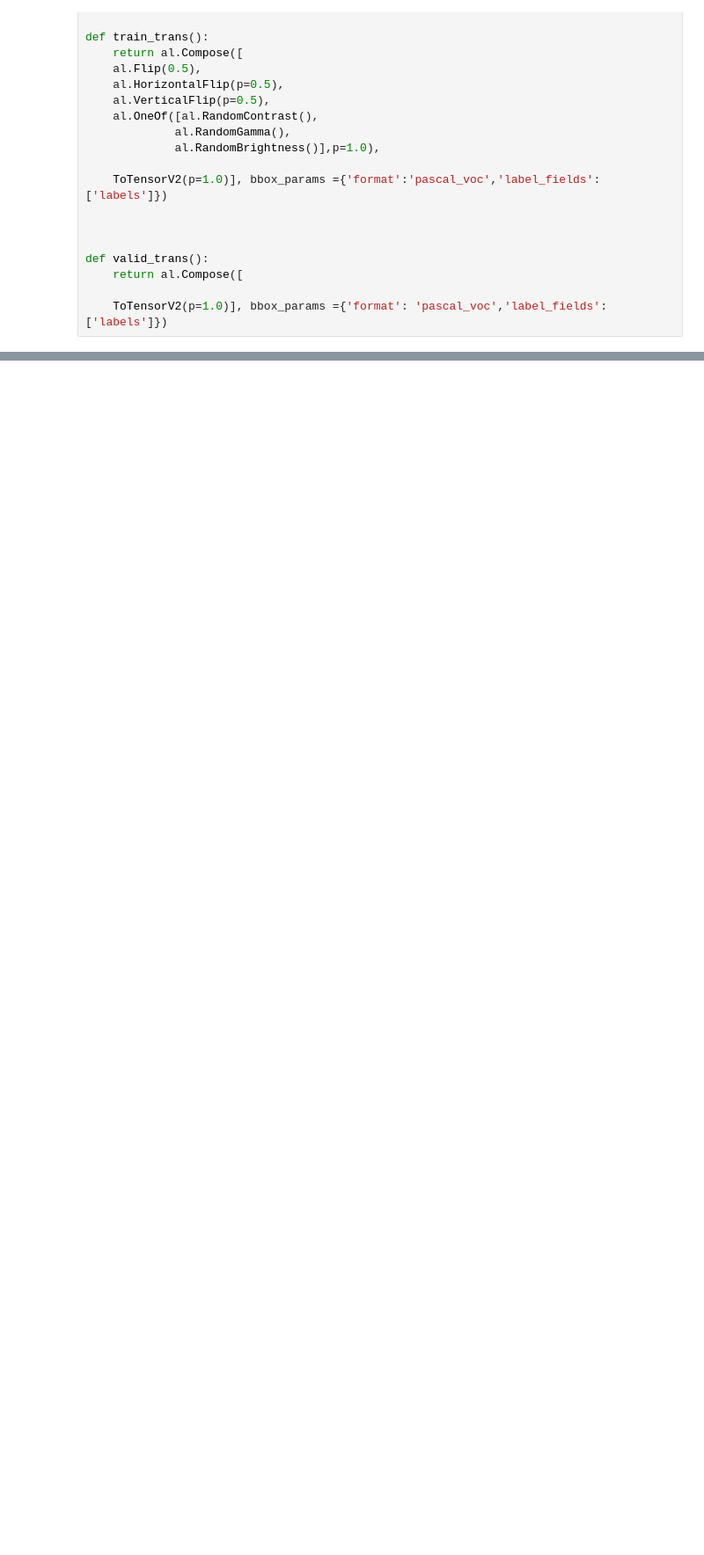
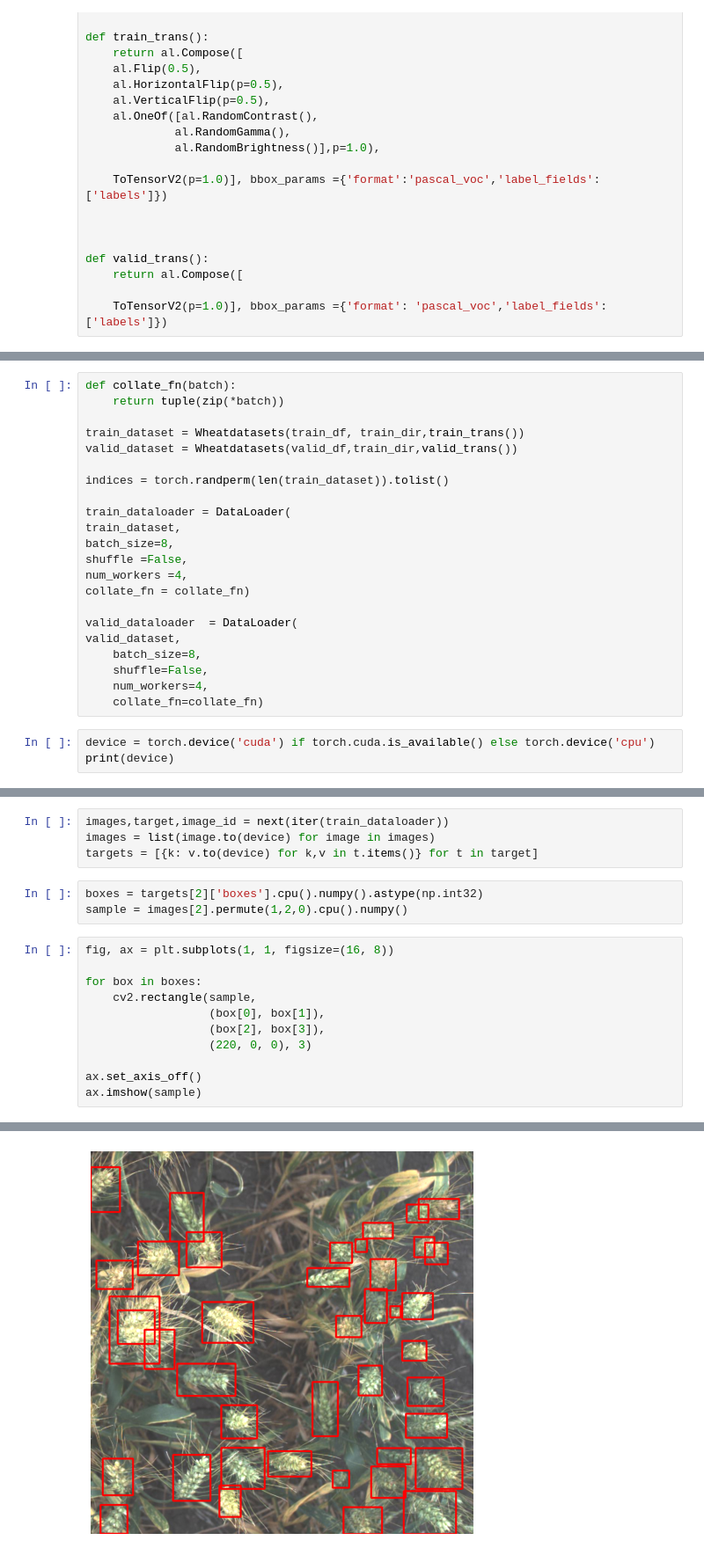
Before and after one commit to shivamx008/wheat_head_detection, a Jupyter notebook: training_and_dataclass.ipynb, the cells around one changed output, grey strips where cells are left out. Shown at 88% size. Cells and saved outputs as stored; diff of their text form; blank space fills up the shorter version.

Commit message:
train complete push

```diff
--- a/training_and_dataclass.ipynb
+++ b/training_and_dataclass.ipynb
@@ -162,0 +234,25 @@ model = torchvision.models.detection.fasterrcnn_resnet50_fpn(pretrained = False,
+# %%
+def collate_fn(batch):
+    return tuple(zip(*batch))
+
+train_dataset = Wheatdatasets(train_df, train_dir,train_trans())
+valid_dataset = Wheatdatasets(valid_df,train_dir,valid_trans())
+
+indices = torch.randperm(len(train_dataset)).tolist()
+
+train_dataloader = DataLoader(
+train_dataset,
+batch_size=8,
+shuffle =False,
+num_workers =4,
+collate_fn = collate_fn)
+
+valid_dataloader  = DataLoader(
+valid_dataset,
+    batch_size=8,
+    shuffle=False,
+    num_workers=4,
+    collate_fn=collate_fn)
+# %%
+device = torch.device('cuda') if torch.cuda.is_available() else torch.device('cpu')
+print(device)
@@ -162,0 +263,19 @@ model = torchvision.models.detection.fasterrcnn_resnet50_fpn(pretrained = False,
+# %%
+images,target,image_id = next(iter(train_dataloader))
+images = list(image.to(device) for image in images)
+targets = [{k: v.to(device) for k,v in t.items()} for t in target]
+# %%
+boxes = targets[2]['boxes'].cpu().numpy().astype(np.int32)
+sample = images[2].permute(1,2,0).cpu().numpy()
+# %%
+fig, ax = plt.subplots(1, 1, figsize=(16, 8))
+
+for box in boxes:
+    cv2.rectangle(sample,
+                  (box[0], box[1]),
+                  (box[2], box[3]),
+                  (220, 0, 0), 3)
+
+ax.set_axis_off()
+ax.imshow(sample)
+# %% [output]
@@ -162,0 +283 @@ model = torchvision.models.detection.fasterrcnn_resnet50_fpn(pretrained = False,
+[figure, added]
```
Also changed, not shown: parts of 25 cells of this notebook.
